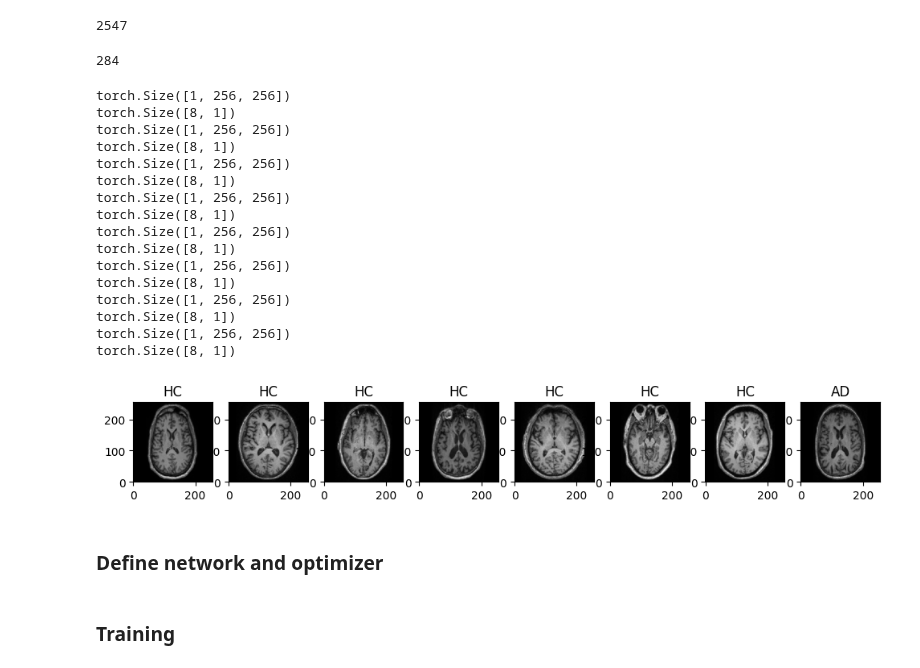
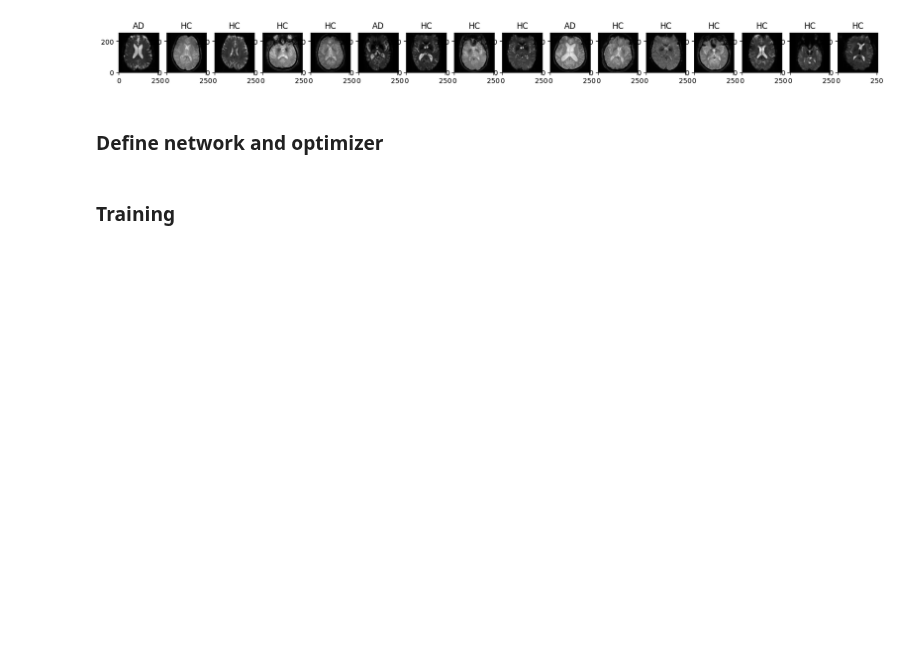
Before and after one commit to KnightTec/mlmi-project, a Jupyter notebook: mri_ad_classification_2d_oasis.ipynb, the cells around one changed output. Cells and saved outputs as stored; diff of their text form; code cells hidden in the pictures; blank space fills up the shorter version.

```diff
--- a/mri_ad_classification_2d_oasis.ipynb
+++ b/mri_ad_classification_2d_oasis.ipynb
@@ -99,70 +81,49 @@ def create_oasis_3_dataset(csv_path: str, dataset_root: str, modality: Modality,
 # %%
 dataset_root = "/mnt/f/OASIS-3-MR-Sessions-2D/"
 resolution = 256
-cache_rate = 0.5 # might need to change this based on the amount of memory available
-batch_size = 8
+cache_rate = 1.0 # might need to change this based on the amount of memory available
+batch_size = 16
+modality = Modality.MR_T2_STAR
 
+device = torch.device("cuda" if torch.cuda.is_available() else "cpu")
 foreground_crop_threshold = 0.1
 train_table_path = "csv/oasis/oasis_3_multimodal_train.csv"
 transform = Compose([
     LoadImaged("image", image_only=True),
     EnsureChannelFirstd(keys=["image", "label"], channel_dim="no_channel"),
-    EnsureTyped("image"),
     CastToTyped("label", dtype=np.float64),
     ScaleIntensityd("image"),
     CropForegroundd("image", source_key="image", select_fn=lambda x: x > foreground_crop_threshold, margin=5),
     Resized(keys=["image"], spatial_size=resolution, size_mode="longest"),
     SpatialPadd(keys=["image"], spatial_size=(resolution, resolution)),
+    EnsureTyped("image", device=device),
     ]
 )
-train_ds = create_oasis_3_dataset(csv_path=train_table_path, dataset_root=dataset_root, modality=Modality.MR_T1, transform=transform, cache_rate=cache_rate)
-# disable multi-workers because `ThreadDataLoader` works with multi-threads
+train_ds = create_oasis_3_dataset(csv_path=train_table_path, dataset_root=dataset_root, modality=modality, transform=transform, cache_rate=cache_rate)
 train_loader = ThreadDataLoader(train_ds, num_workers=0, batch_size=batch_size, shuffle=True)
 
 val_table_path = "csv/oasis/oasis_3_multimodal_val.csv"
-val_ds = create_oasis_3_dataset(csv_path=val_table_path, dataset_root=dataset_root, modality=Modality.MR_T1, transform=transform, cache_rate=cache_rate)
-# disable multi-workers because `ThreadDataLoader` works with multi-threads
+val_ds = create_oasis_3_dataset(csv_path=val_table_path, dataset_root=dataset_root, modality=modality, transform=transform, cache_rate=cache_rate)
 val_loader = ThreadDataLoader(val_ds, num_workers=0, batch_size=batch_size, shuffle=True)
-# %% [output]
-2547
-284
 # %%
 dataiter = iter(train_loader)
 batch_sample = next(dataiter)
 images = batch_sample["image"]
 labels = batch_sample["label"]
 
 classes = ["HC", "AD"]
 
-plt.figure(figsize=(12, 6))
+plt.figure(figsize=(20, 12))
 i = 0
 for sample_data, sample_label in zip(images, labels):
-    sample = sample_data[0]
-    print(sample_data.shape)
-    print(labels.shape)
+    sample = sample_data.cpu()[0]
     plt.subplot(1, batch_size, i+1)  # Create a subplot for each sample
     plt.imshow(sample.T, cmap='gray', origin='lower')
-    plt.title(f"{classes[int(sample_label[0])]}")  # Display the label as the title
+    plt.title(f"{classes[int(sample_label.cpu()[0])]}")  # Display the label as the title
     i += 1
 plt.show()
 # %% [output]
-torch.Size([1, 256, 256])
-torch.Size([8, 1])
-torch.Size([1, 256, 256])
-torch.Size([8, 1])
-torch.Size([1, 256, 256])
-torch.Size([8, 1])
-torch.Size([1, 256, 256])
-torch.Size([8, 1])
-torch.Size([1, 256, 256])
-torch.Size([8, 1])
-torch.Size([1, 256, 256])
-torch.Size([8, 1])
-torch.Size([1, 256, 256])
-torch.Size([8, 1])
-torch.Size([1, 256, 256])
-torch.Size([8, 1])
-[figure, old version]
+[figure, new version]
 # %% [markdown]
 ### Define network and optimizer
 # %%
```
Also changed, not shown: parts of 4 cells of this notebook.
